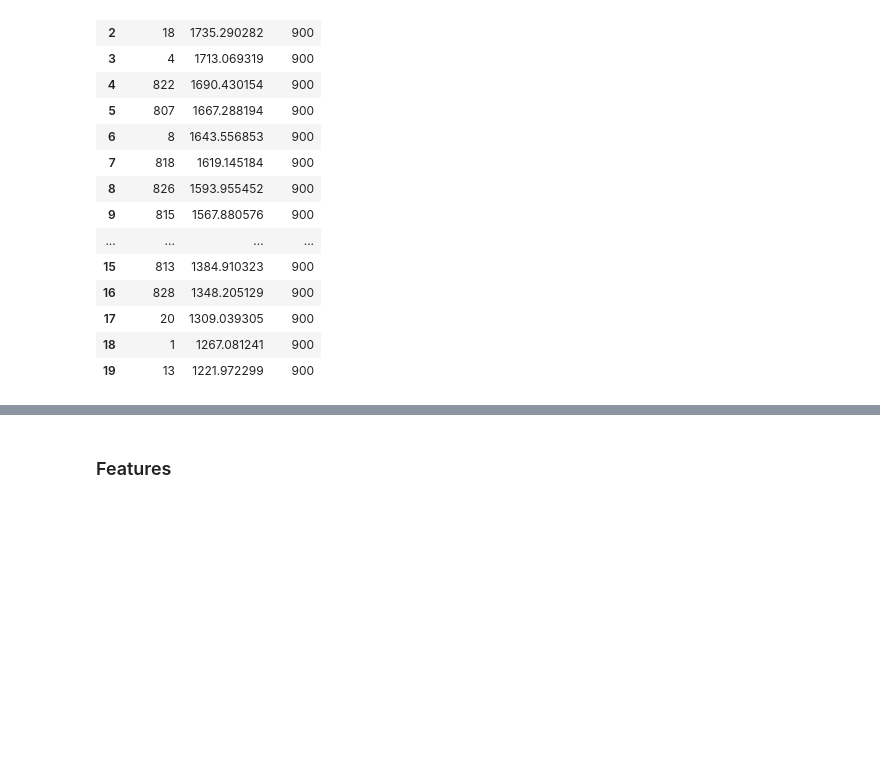
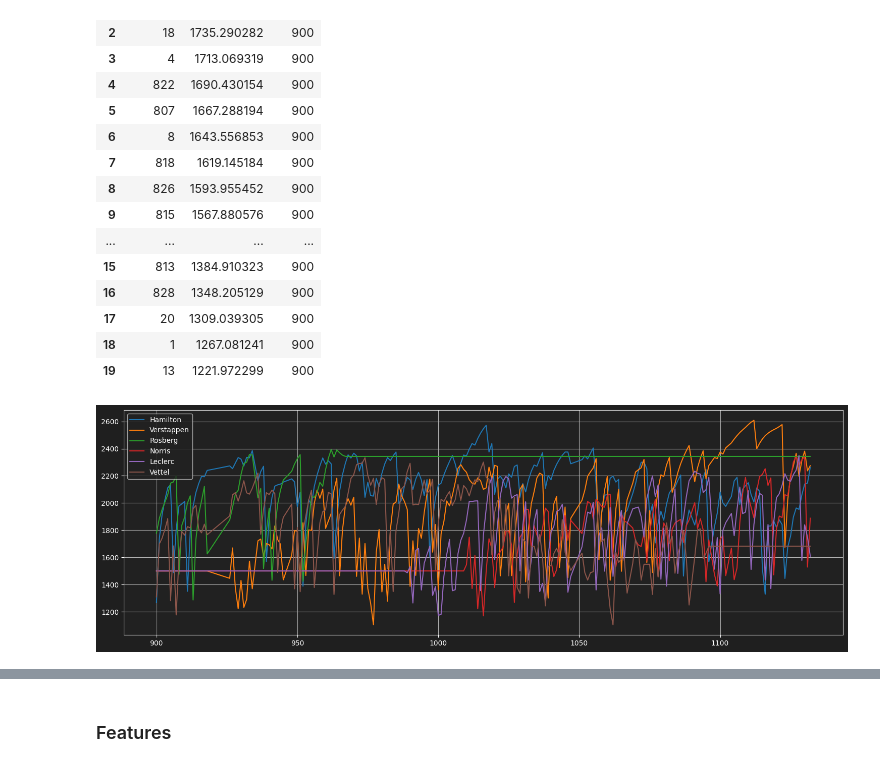
Before and after one commit to mitkonikov/f1, a Jupyter notebook: analysis_h2.ipynb, the cells around one changed output, grey strips where cells are left out. Saved outputs shown, nothing was run; the diff lists cells and outputs as text; code cells hidden in the pictures; blank space fills up the shorter version.

```diff
--- a/analysis_h2.ipynb
+++ b/analysis_h2.ipynb
@@ -392,3 +392,25 @@ display(all_races_elo[:20])
 | 17 | 20 | 1309.039305 | 900 |
 | 18 | 1 | 1267.081241 | 900 |
 | 19 | 13 | 1221.972299 | 900 |
+# %%
+chosen_drivers = [1, 830, 3, 857, 832, 807, 846, 840, 4, 20, 817, 844, 815, 854]
+chosen_drivers = [1, 830, 3, 846, 844, 20]
+# %%
+plt.figure(figsize=(15, 5))
+
+for driver_id in chosen_drivers:
+    race_ids = []
+    elo_driver = []
+    for race_id in elo_ratings.keys():
+        race_ids.append(race_id)
+        elo_driver.append(elo_ratings[race_id][driver_id])
+        drivers[drivers['driverId'] == driver_id][['forename', 'surname']]
+    name = drivers[drivers['driverId'] == driver_id][['forename', 'surname']].iloc[0]['surname']
+    plt.plot(race_ids, elo_driver, label=name)
+
+plt.legend()
+plt.grid()
+plt.tight_layout()
+plt.show()
+# %% [output]
+[figure, added]
```
Also changed, not shown: parts of 2 cells of this notebook.
